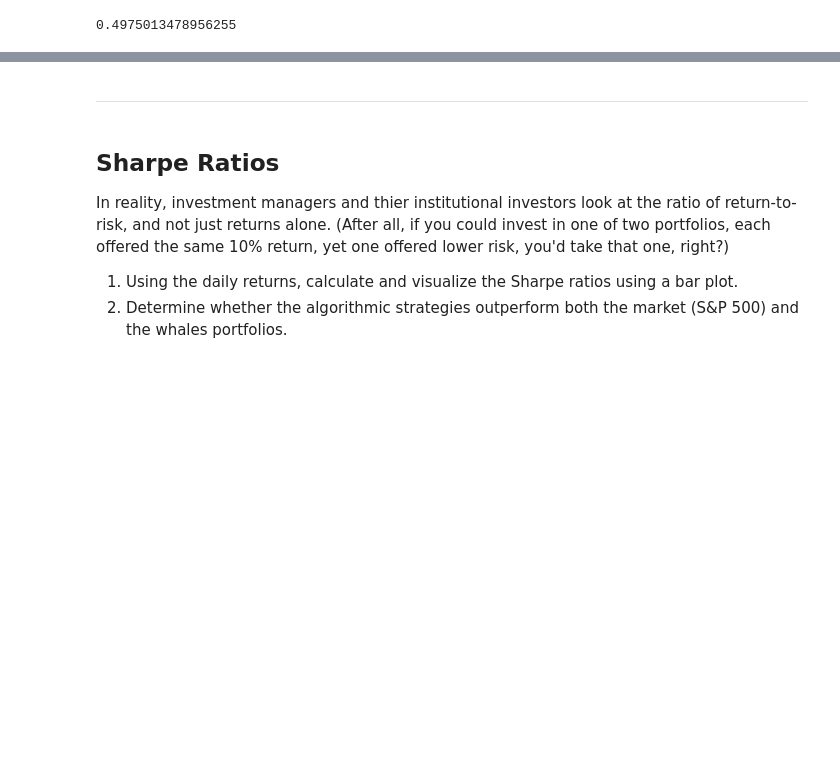
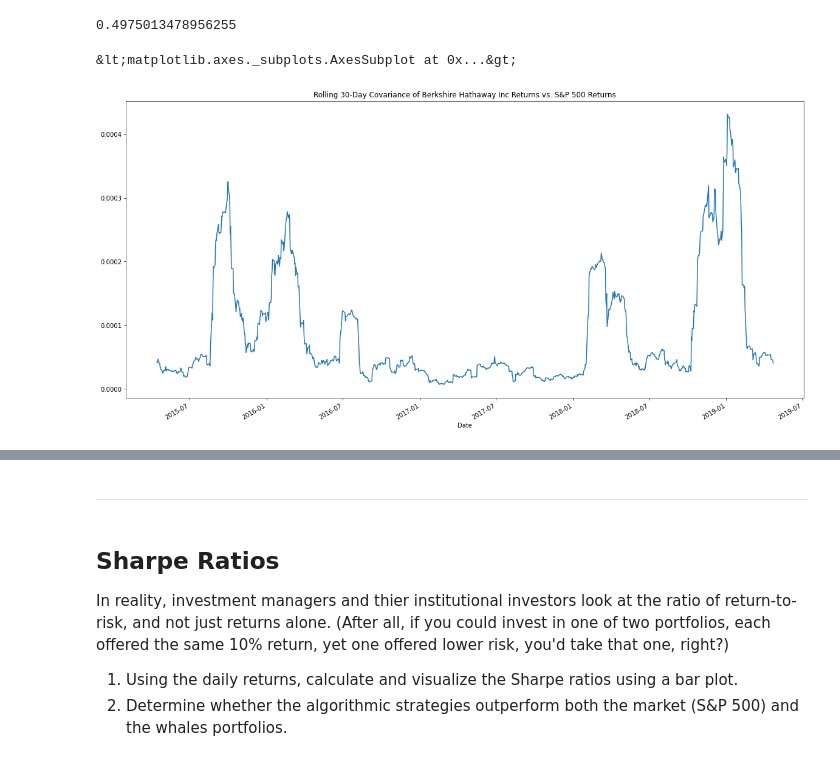
Before and after one commit to dbogatic/jupyter-homework, a Jupyter notebook: whale_analysis.ipynb, the cells around one changed output, grey strips where cells are left out. Cells and saved outputs as stored; diff of their text form; code cells hidden in the pictures; blank space fills up the shorter version.

```diff
--- a/whale_analysis.ipynb
+++ b/whale_analysis.ipynb
@@ -341,3 +335,10 @@ berkshire_beta = covariance / variance
 berkshire_beta
 # %% [output]
 0.4975013478956255
+# %%
+rolling_covariance = combined_daily_returns_df['BERKSHIRE HATHAWAY INC'].rolling(window=30).cov(combined_daily_returns_df['S&P 500'])
+
+rolling_covariance.plot(figsize=(20, 10), title='Rolling 30-Day Covariance of Berkshire Hathaway Inc Returns vs. S&P 500 Returns')
+# %% [output]
+&lt;matplotlib.axes._subplots.AxesSubplot at 0x...&gt;
+[figure, added]
```
Also changed, not shown: parts of 7 cells of this notebook.
